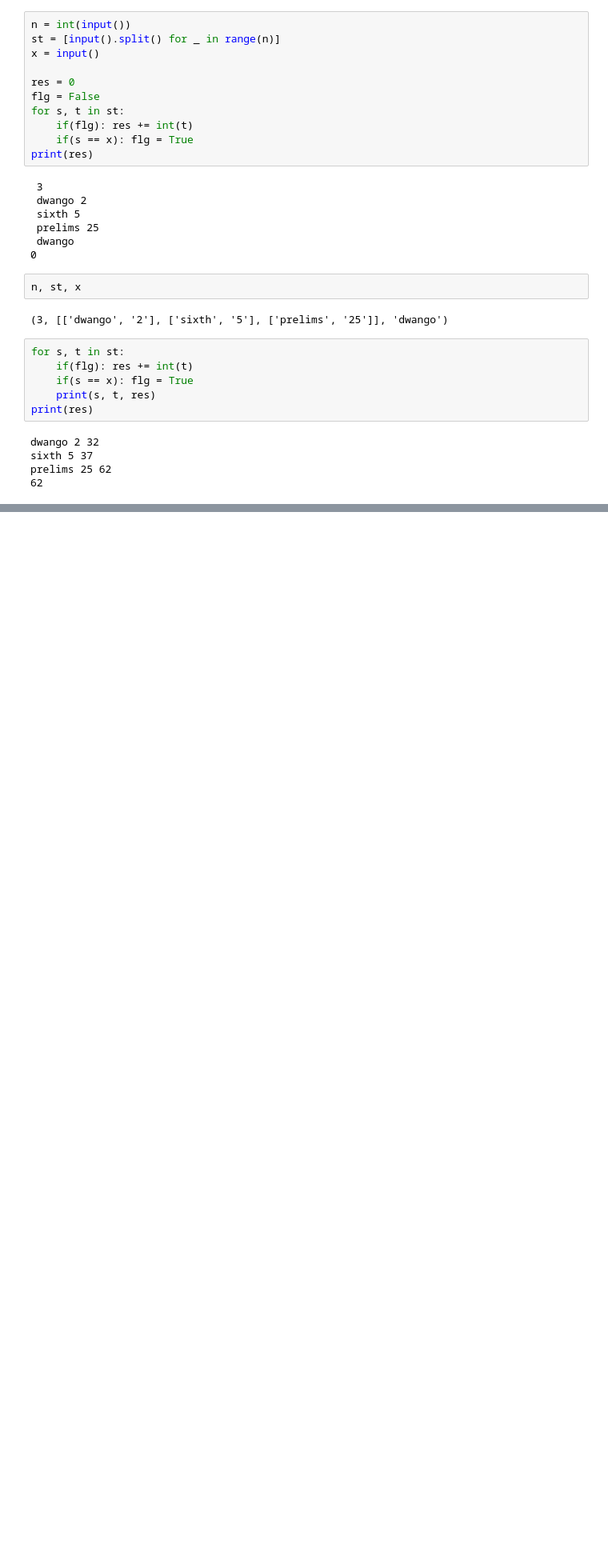
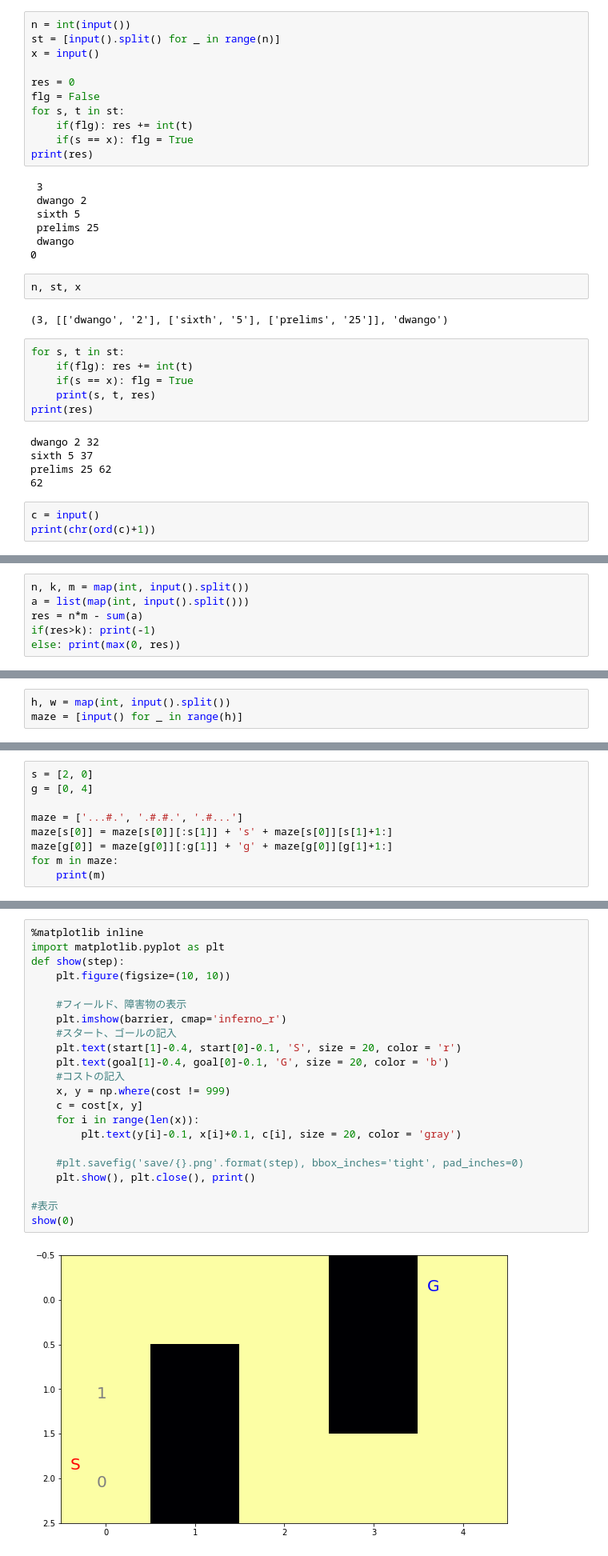
Before and after one commit to Johannyjm/c-pro, a Jupyter notebook: c-pro.ipynb, the cells around one changed output, grey strips where cells are left out. Shown at 80% size. Cells and saved outputs as stored; diff of their text form; blank space fills up the shorter version.

```diff
--- a/c-pro.ipynb
+++ b/c-pro.ipynb
@@ -1298,3 +1298,6 @@ dwango 2 32
 sixth 5 37
 prelims 25 62
 62
+# %%
+c = input()
+print(chr(ord(c)+1))
@@ -1300,0 +1307,6 @@ prelims 25 62
+# %%
+n, k, m = map(int, input().split())
+a = list(map(int, input().split()))
+res = n*m - sum(a)
+if(res>k): print(-1)
+else: print(max(0, res))
@@ -1300,0 +1375,3 @@ prelims 25 62
+# %%
+h, w = map(int, input().split())
+maze = [input() for _ in range(h)]
@@ -1300,0 +1388,9 @@ prelims 25 62
+# %%
+s = [2, 0]
+g = [0, 4]
+
+maze = ['...#.', '.#.#.', '.#...']
+maze[s[0]] = maze[s[0]][:s[1]] + 's' + maze[s[0]][s[1]+1:]
+maze[g[0]] = maze[g[0]][:g[1]] + 'g' + maze[g[0]][g[1]+1:]
+for m in maze:
+    print(m)
@@ -1300,0 +1473,24 @@ prelims 25 62
+# %%
+%matplotlib inline
+import matplotlib.pyplot as plt
+def show(step):
+    plt.figure(figsize=(10, 10))
+
+    #フィールド、障害物の表示
+    plt.imshow(barrier, cmap='inferno_r')
+    #スタート、ゴールの記入
+    plt.text(start[1]-0.4, start[0]-0.1, 'S', size = 20, color = 'r')
+    plt.text(goal[1]-0.4, goal[0]-0.1, 'G', size = 20, color = 'b')
+    #コストの記入
+    x, y = np.where(cost != 999)
+    c = cost[x, y]
+    for i in range(len(x)):
+        plt.text(y[i]-0.1, x[i]+0.1, c[i], size = 20, color = 'gray')
+
+    #plt.savefig('save/{}.png'.format(step), bbox_inches='tight', pad_inches=0)
+    plt.show(), plt.close(), print()
+
+#表示
+show(0)
+# %% [output]
+[figure, added]
```
Also changed, not shown: parts of 17 cells of this notebook, 3 other files.
